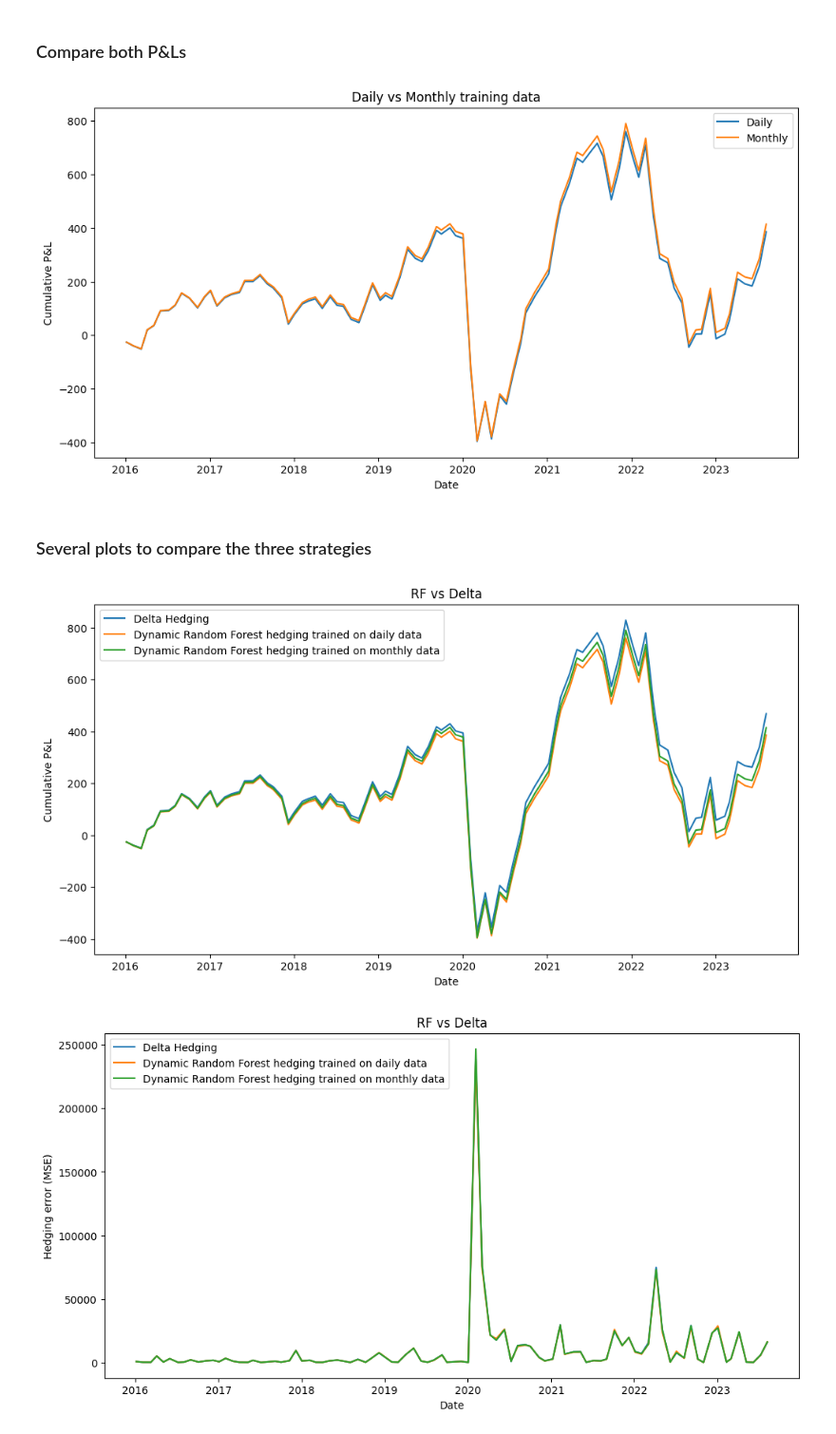
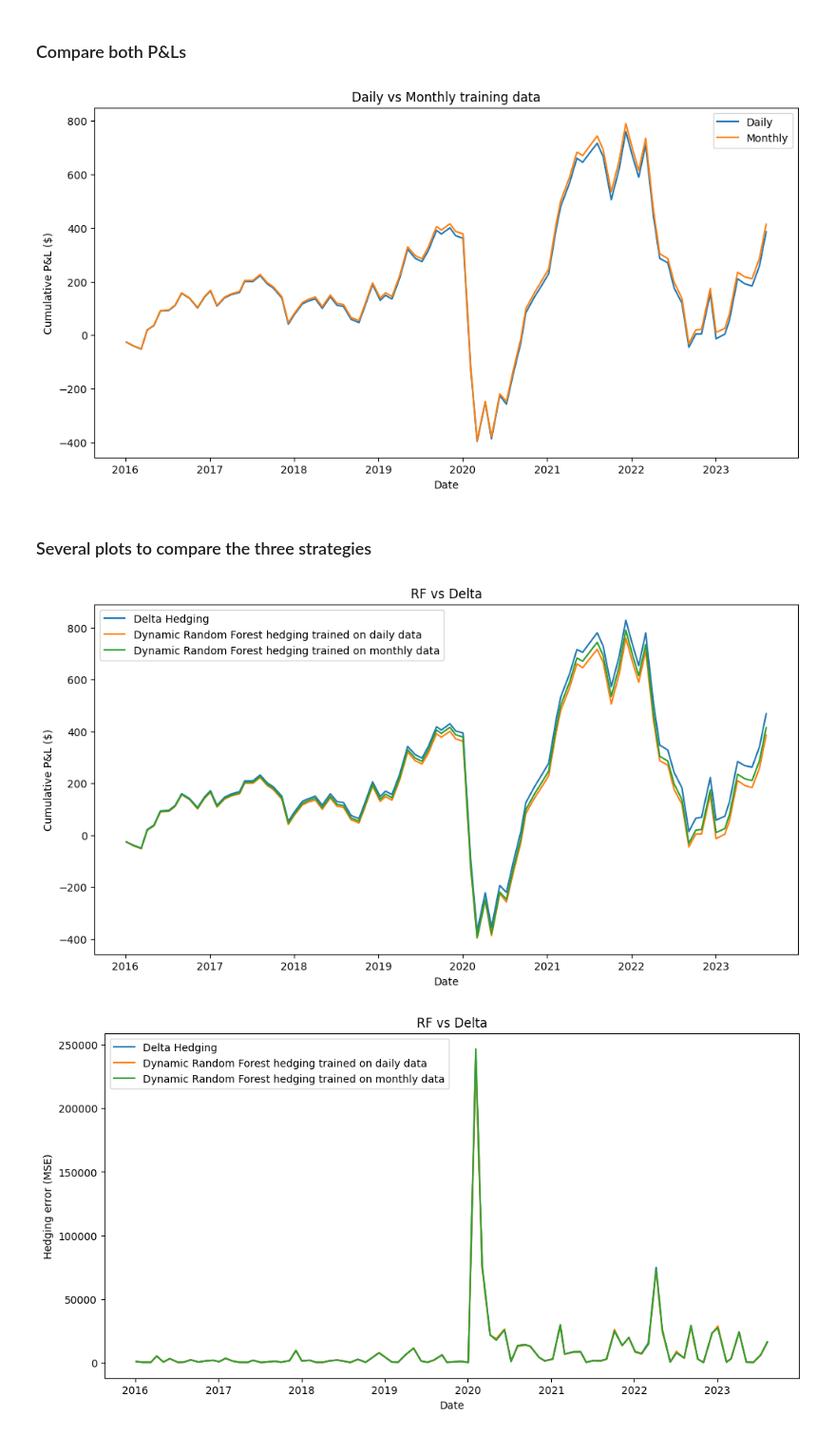
Before and after one commit to BenjaminSeguin/Straddle_hedging_project, a Jupyter notebook: main_part_II.ipynb, the cells around one changed output. Shown at 95% size. Cells and saved outputs as stored; diff of their text form; code cells hidden in the pictures.

```diff
--- a/main_part_II.ipynb
+++ b/main_part_II.ipynb
@@ -403,15 +403,15 @@ Applying hedging model...
 # %%
 # Plot the cumulative P&L of the test data
 plt.figure(figsize=(12, 6))
 plt.plot(results_df_daily['Cumulative P&L'], label='Daily')
 plt.plot(results_df_monthly['Cumulative P&L'], label='Monthly')
 plt.title('Daily vs Monthly training data')
 plt.xlabel('Date')
-plt.ylabel('Cumulative P&L')
+plt.ylabel('Cumulative P&L ($)')
 plt.legend()
 plt.show()
 # %% [output]
-[figure, old version]
+[figure, new version]
 # %% [markdown]
 ### Several plots to compare the three strategies
 # %%
@@ -422,11 +422,11 @@ plt.plot(results_df_daily['Cumulative P&L'], label='Dynamic Random Forest hedgin
 plt.plot(results_df_monthly['Cumulative P&L'], label='Dynamic Random Forest hedging trained on monthly data')
 plt.title('RF vs Delta')
 plt.xlabel('Date')
-plt.ylabel('Cumulative P&L')
+plt.ylabel('Cumulative P&L ($)')
 plt.legend()
 plt.show()
 # %% [output]
-[figure, old version]
+[figure, new version]
 # %%
 # Plot the hedging errors
 plt.figure(figsize=(12, 6))
```
Also changed, not shown: parts of 1 cell of this notebook.
